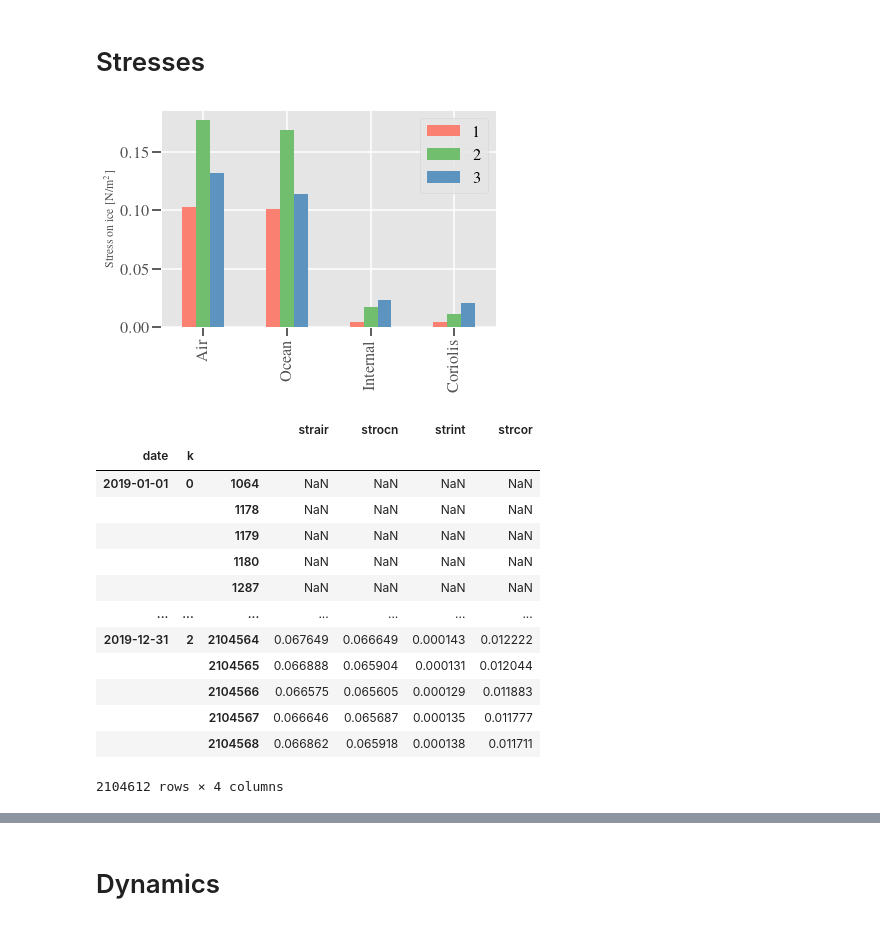
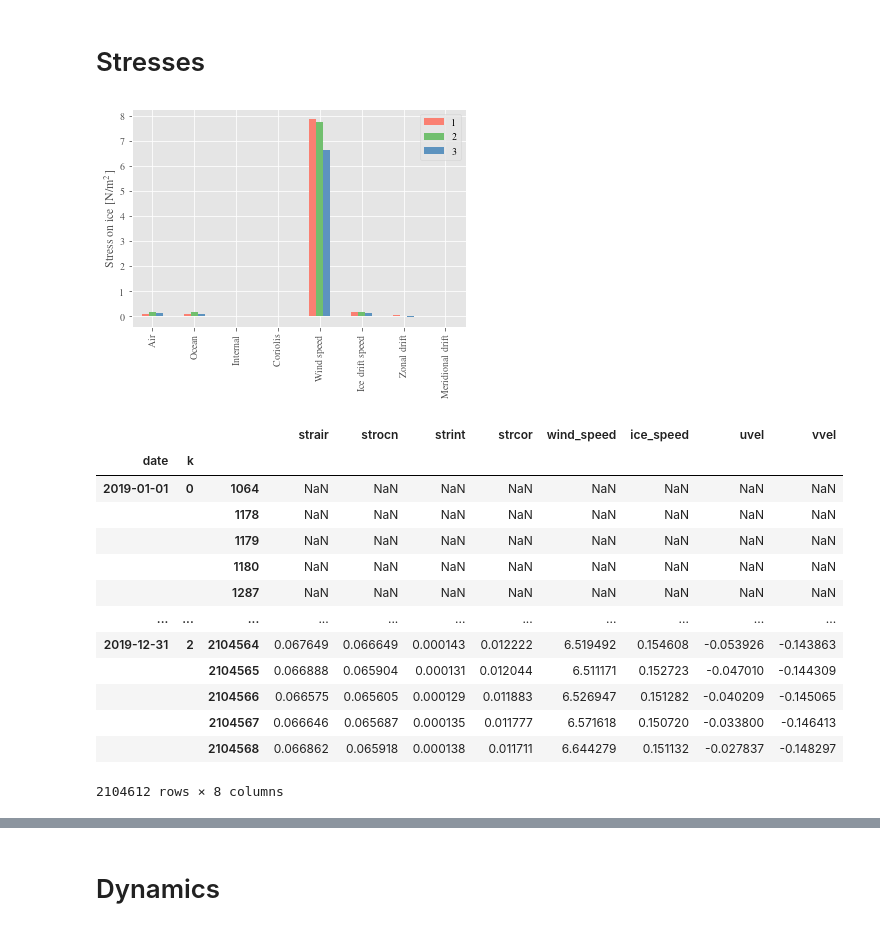
Before and after one commit to NoahDay/sea-ice-classification, a Jupyter notebook: MIZ-forcing-analysis.ipynb, the cells around one changed output, grey strips where cells are left out. Saved outputs shown, nothing was run; the diff lists cells and outputs as text; code cells hidden in the pictures.

```diff
--- a/MIZ-forcing-analysis.ipynb
+++ b/MIZ-forcing-analysis.ipynb
@@ -193,58 +283,63 @@ df_magnitude = pd.DataFrame({'k': df["k"].values,
                              "strocn": np.sqrt(np.square(df["strocnx"])+np.square(df["strocny"])),
                              "strint": np.sqrt(np.square(df["strintx"])+np.square(df["strinty"])),
                              "strcor": np.sqrt(np.square(df["strcorx"])+np.square(df["strcory"])),
+                             "wind_speed": np.sqrt(np.square(df["uatm"])+np.square(df["vatm"])),
+                             "ice_speed": np.sqrt(np.square(df["uvel"])+np.square(df["vvel"])),
+                             "uvel": df["uvel"],
+                             "vvel": df["vvel"],
                             })
 
 #df_magnitude["strair"] = np.sqrt(np.square(df["strairx"])+np.square(df["strairy"]))
 #df_magnitude["strocn"] = np.sqrt(np.square(df["strairx"])+np.square(df["strairy"]))
 
 
-df_grouped = df_magnitude[["strair", "strocn", "strint", "strcor", "k"]].groupby('k').mean(numeric_only=True)
+df_grouped = df_magnitude[["strair", "strocn", "strint", "strcor", "wind_speed", "ice_speed", "uvel", "vvel", "k"]].groupby('k').mean(numeric_only=True)
 #df_grouped["dafsd_latm"] = df_grouped["dafsd_latm"]*100#.values*(10^5)
 #df_grouped["dafsd_latg"] = df_grouped["dafsd_latg"]*10000
 
 
 df_plot = pd.DataFrame({'1': df_grouped.iloc[0,:].values,
                         '2': df_grouped.iloc[1,:].values,
                         '3': df_grouped.iloc[2,:].values},
-                        index=['Air', 'Ocean', 'Internal', 'Coriolis'])
+                        index=['Air', 'Ocean', 'Internal', 'Coriolis', 'Wind speed', 'Ice drift speed', 'Zonal drift', 'Meridional drift'])
 
 
 # create stacked bar chart for monthly temperatures
 #df_plot.plot(kind='bar', stacked=True, color=[(0.9805, 0.5000, 0.4453, 1.0), (0.4416, 0.7490, 0.4322, 1.0), (0.3639, 0.5755, 0.748, 1.0)])
 ax = df_plot.plot.bar(color=[(0.9805, 0.5000, 0.4453, 1.0), (0.4416, 0.7490, 0.4322, 1.0), (0.3639, 0.5755, 0.748, 1.0)])
 #plt.xticks(range(3),['Shear ($10^{1}$)','Divergence','Strength ($10^{4}$)'])
 
 # labels for x & y axis
 #plt.xlabel('Floe size mechanisms')
 plt.ylabel('Stress on ice [N/m$^2$]')
 
 # title of plot
 #plt.title('Monthly Temperatures in a year')
 savepath = '/home/566/nd0349/notebooks/'
 plt.savefig(savepath+'stresses_bar.png', dpi = 600, bbox_inches="tight")
 # %% [output]
-[figure, old version]
+[figure, new version]
 # %%
 # Timeseries data
 df_magnitude['date'] = pd.to_datetime(df_magnitude['date'], format="%Y-%m-%d")
 df_timeseries = df_magnitude.groupby(['date', 'k']).rolling(7).mean(numeric_only=True)
-df_timeseries
+df_timeseries_stress = df_timeseries
+df_timeseries_stress
 # %% [output]
-|  |  |  | strair | strocn | strint | strcor |
-| date | k |  |  |  |  |  |
-| 2019-01-01 | 0 | 1064 | NaN | NaN | NaN | NaN |
-|  |  | 1178 | NaN | NaN | NaN | NaN |
-|  |  | 1179 | NaN | NaN | NaN | NaN |
-|  |  | 1180 | NaN | NaN | NaN | NaN |
-|  |  | 1287 | NaN | NaN | NaN | NaN |
-| ... | ... | ... | ... | ... | ... | ... |
-| 2019-12-31 | 2 | 2104564 | 0.067649 | 0.066649 | 0.000143 | 0.012222 |
-|  |  | 2104565 | 0.066888 | 0.065904 | 0.000131 | 0.012044 |
-|  |  | 2104566 | 0.066575 | 0.065605 | 0.000129 | 0.011883 |
-|  |  | 2104567 | 0.066646 | 0.065687 | 0.000135 | 0.011777 |
-|  |  | 2104568 | 0.066862 | 0.065918 | 0.000138 | 0.011711 |
+|  |  |  | strair | strocn | strint | strcor | wind_speed | ice_speed | uvel | vvel |
+| date | k |  |  |  |  |  |  |  |  |  |
+| 2019-01-01 | 0 | 1064 | NaN | NaN | NaN | NaN | NaN | NaN | NaN | NaN |
+|  |  | 1178 | NaN | NaN | NaN | NaN | NaN | NaN | NaN | NaN |
+|  |  | 1179 | NaN | NaN | NaN | NaN | NaN | NaN | NaN | NaN |
+|  |  | 1180 | NaN | NaN | NaN | NaN | NaN | NaN | NaN | NaN |
+|  |  | 1287 | NaN | NaN | NaN | NaN | NaN | NaN | NaN | NaN |
+| ... | ... | ... | ... | ... | ... | ... | ... | ... | ... | ... |
+| 2019-12-31 | 2 | 2104564 | 0.067649 | 0.066649 | 0.000143 | 0.012222 | 6.519492 | 0.154608 | -0.053926 | -0.143863 |
+|  |  | 2104565 | 0.066888 | 0.065904 | 0.000131 | 0.012044 | 6.511171 | 0.152723 | -0.047010 | -0.144309 |
+|  |  | 2104566 | 0.066575 | 0.065605 | 0.000129 | 0.011883 | 6.526947 | 0.151282 | -0.040209 | -0.145065 |
+|  |  | 2104567 | 0.066646 | 0.065687 | 0.000135 | 0.011777 | 6.571618 | 0.150720 | -0.033800 | -0.146413 |
+|  |  | 2104568 | 0.066862 | 0.065918 | 0.000138 | 0.011711 | 6.644279 | 0.151132 | -0.027837 | -0.148297 |
-2104612 rows × 4 columns
+2104612 rows × 8 columns
 # %%
 # Time series plot
 plt.style.use("ggplot")
```
Also changed, not shown: parts of 49 cells of this notebook, 14 other files.
